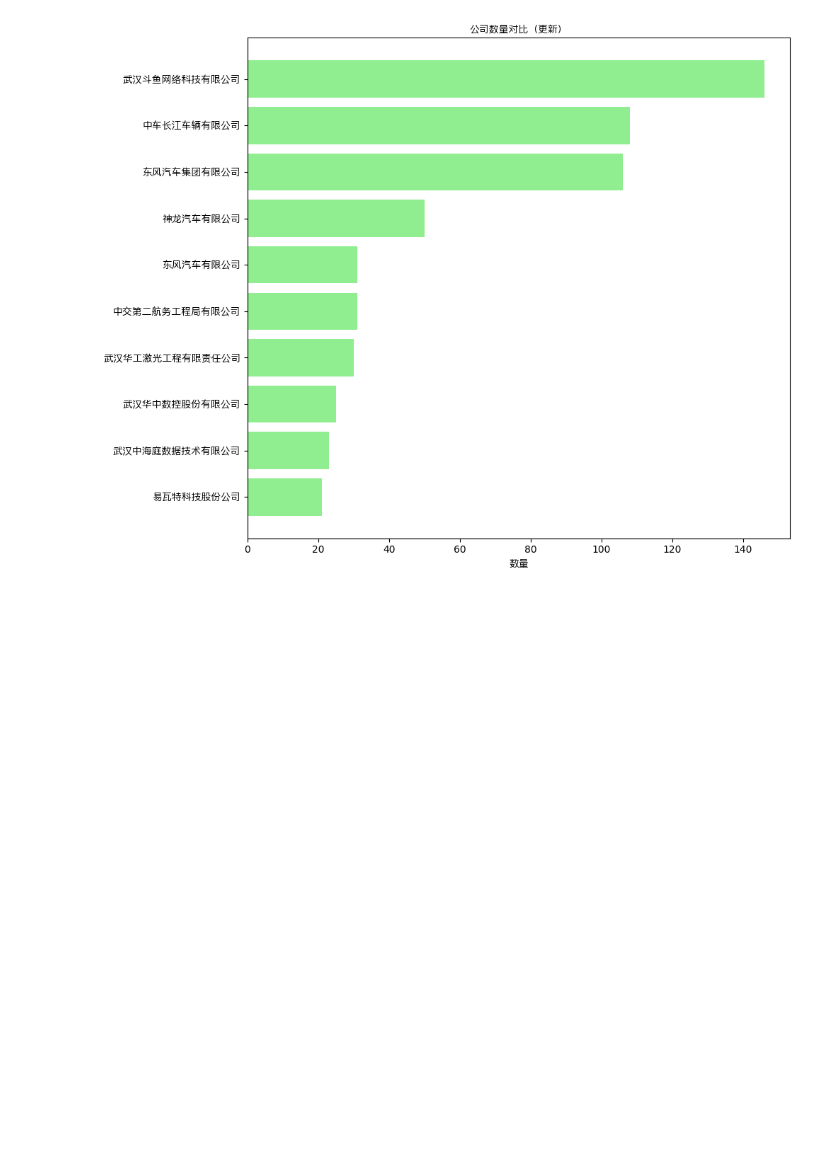
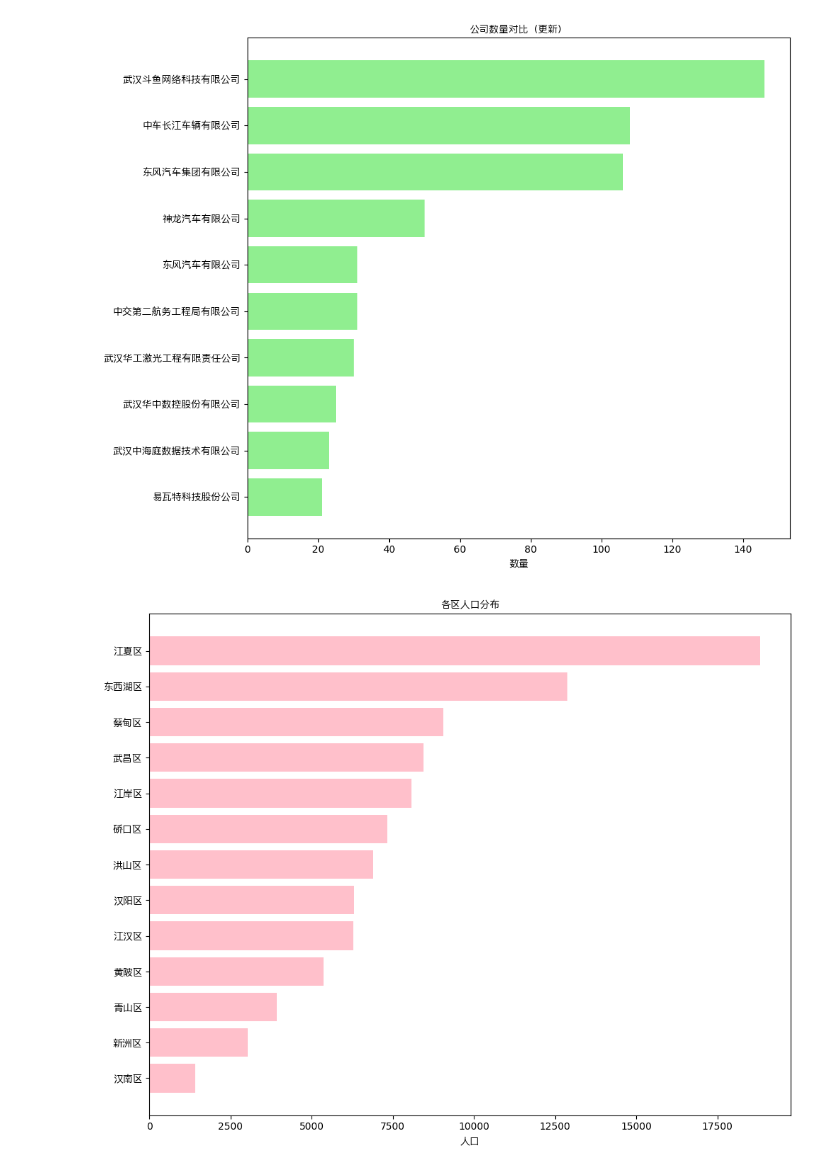
Before and after one commit to htlou/AI_gov, a Jupyter notebook: visualization/patent_vis.ipynb, the cells around one changed output. Cells and saved outputs as stored; diff of their text form; code cells hidden in the pictures; blank space fills up the shorter version.

Commit message:
upd some graph

```diff
--- a/visualization/patent_vis.ipynb
+++ b/visualization/patent_vis.ipynb
@@ -96,3 +96,34 @@ plt.savefig('../assets/patent_ranking.png')
 plt.show()
 # %% [output]
 [figure]
+# %%
+import pandas as pd
+import matplotlib.pyplot as plt
+from matplotlib.font_manager import FontProperties
+
+font_path = '/System/Library/Fonts/PingFang.ttc' # 注意：根据您的实际路径进行修改
+
+font_prop = FontProperties(fname=font_path)
+# 数据
+data = {
+    "区域": ["黄陂区", "江汉区", "东西湖区", "蔡甸区", "汉南区", "武昌区", "硚口区", "青山区", "江岸区", "江夏区", "洪山区", "汉阳区", "新洲区"],
+    "人口": [5365, 6274, 12877, 9046, 1421, 8445, 7334, 3915, 8070, 18815, 6897, 6314, 3035]
+}
+
+# 创建DataFrame
+df = pd.DataFrame(data)
+
+# 对DataFrame进行排序
+df_sorted = df.sort_values(by="人口", ascending=True)
+
+# 绘制条形图
+plt.figure(figsize=(10, 8))
+plt.barh(df_sorted["区域"], df_sorted["人口"], color='pink')
+plt.yticks(fontproperties=font_prop)
+plt.xlabel("人口", fontproperties=font_prop)
+plt.title("各区人口分布", fontproperties=font_prop)
+plt.tight_layout()
+plt.savefig('../assets/population_distribution.png')
+plt.show()
+# %% [output]
+[figure, added]
```
Also changed, not shown: 1 other file.
